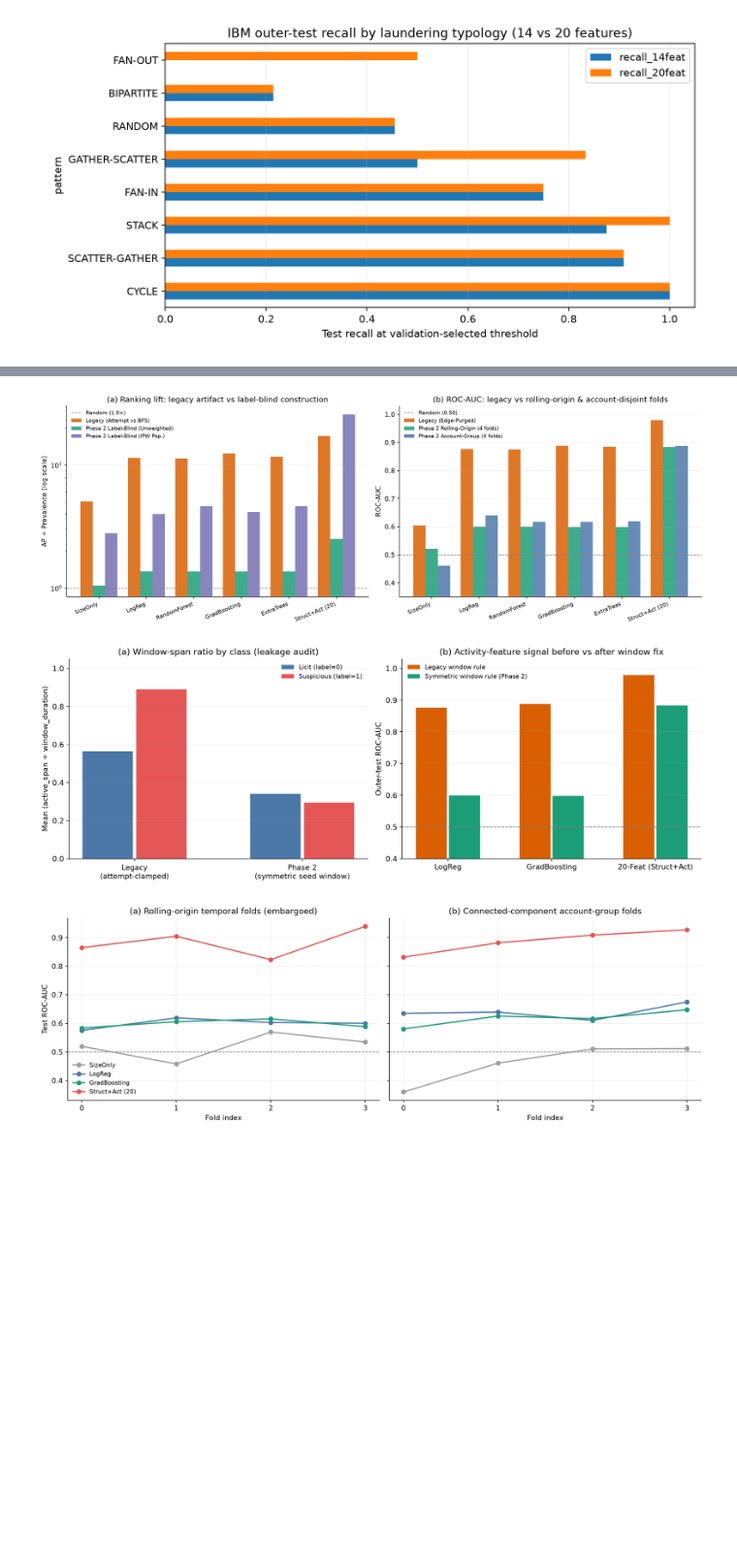
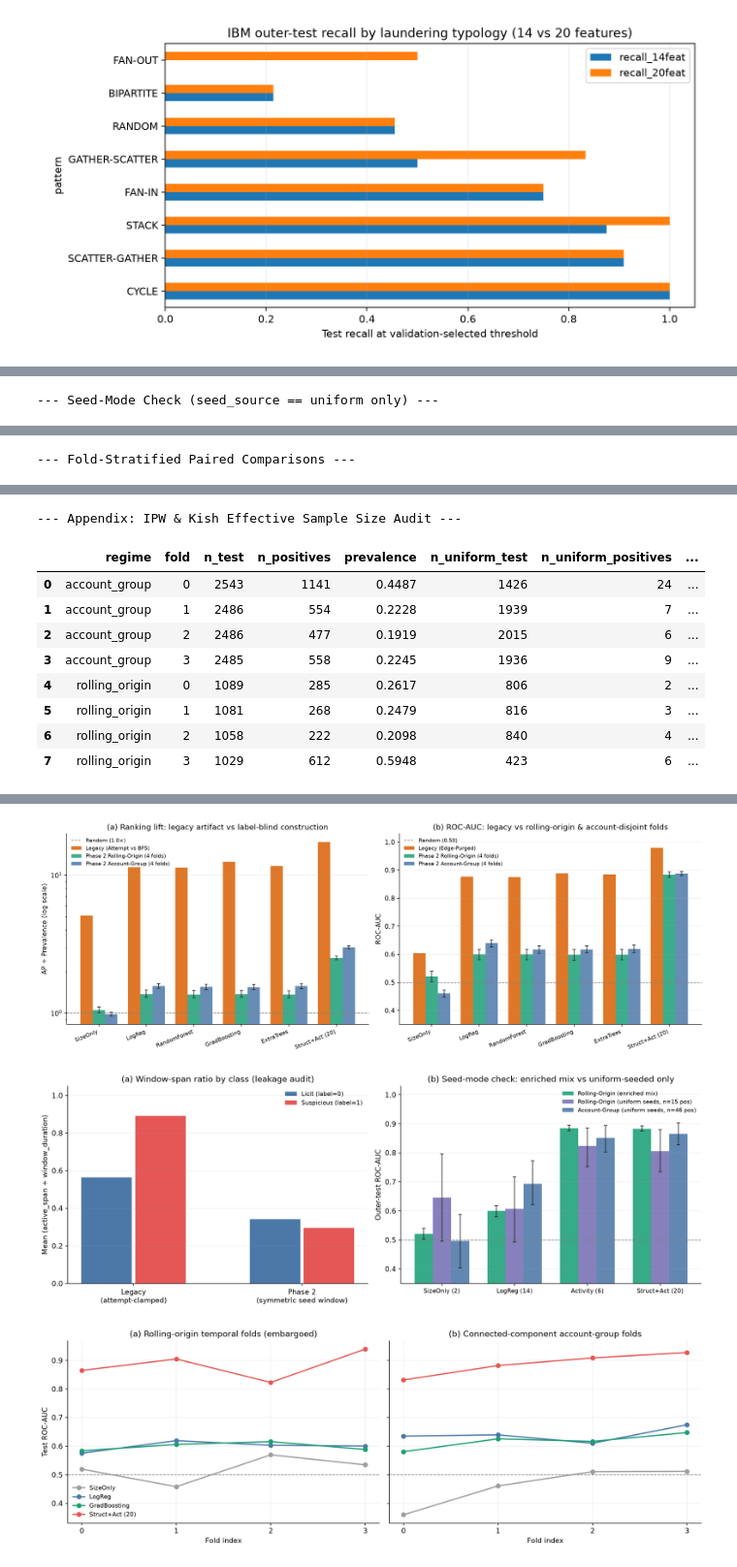
Before and after one commit to IliaJakha/bank-account-fraud-risk-scoring, a Jupyter notebook: AML_Graph_Structure_Transfer.ipynb, the cells around one changed output, grey strips where cells are left out. Shown at 97% size. Saved outputs shown, nothing was run; the diff lists cells and outputs as text; code cells hidden in the pictures; blank space fills up the shorter version.

Commit message:
docs(phase2): update README headlines, fold-stratified & uniform-seed tables, IPW appendix, and outputs

```diff
--- a/AML_Graph_Structure_Transfer.ipynb
+++ b/AML_Graph_Structure_Transfer.ipynb
@@ -156,10 +156,26 @@ P2 = OUT / "phase2"
 ba = pd.read_csv(P2 / "before_after_comparison.csv")
 show_cols = [
     "model", "legacy_ap", "legacy_lift", "legacy_roc_auc",
-    "ro_selected_by_val", "ro_pooled_ap", "ro_pooled_ap_ci95_lo", "ro_pooled_ap_ci95_hi",
-    "ro_lift_mean", "ro_roc_auc_mean", "ro_ipw_lift_mean", "ag_pooled_ap", "ag_roc_auc_mean",
+    "ro_selected_by_val", "ro_ap_mean", "ro_ap_ci95_lo", "ro_ap_ci95_hi",
+    "ro_lift_mean", "ro_roc_auc_mean", "ag_ap_mean", "ag_roc_auc_mean",
 ]
+print("--- Before vs After Benchmark (Clipped Fold-Stratified Bootstrap CIs) ---")
 display(ba[show_cols].round(4))
+
+print("--- Seed-Mode Check (seed_source == uniform only) ---")
+display(pd.read_csv(P2 / "uniform_seed_check.csv")[[
+    "regime", "model", "n_uniform_total", "n_uniform_positives",
+    "ap_mean", "ap_ci95_lo", "ap_ci95_hi", "roc_auc_mean", "roc_auc_ci95_lo", "roc_auc_ci95_hi", "estimability_note"
+]].round(4))
+
+print("--- Fold-Stratified Paired Comparisons ---")
+display(pd.read_csv(P2 / "paired_comparisons.csv")[[
+    "regime", "model_a", "model_b", "delta_ap", "delta_ap_ci95_lo", "delta_ap_ci95_hi",
+    "paired_p_ap", "delta_auc", "delta_auc_ci95_lo", "delta_auc_ci95_hi", "delong_p"
+]].round(4))
+
+print("--- Appendix: IPW & Kish Effective Sample Size Audit ---")
+display(pd.read_csv(P2 / "ipw_appendix_audit.csv").round(4))
 display(pd.read_csv(P2 / "window_leak_audit_summary.csv").round(4))
 display(Image(filename=str(P2 / "before_vs_after_benchmark.png")))
 display(Image(filename=str(P2 / "window_leak_audit.png")))
@@ -174,0 +193 @@ display(Image(filename=str(P2 / "rolling_vs_account_folds.png")))
+--- Seed-Mode Check (seed_source == uniform only) ---
@@ -179,0 +209 @@ display(Image(filename=str(P2 / "rolling_vs_account_folds.png")))
+--- Fold-Stratified Paired Comparisons ---
@@ -179,0 +227,10 @@ display(Image(filename=str(P2 / "rolling_vs_account_folds.png")))
+--- Appendix: IPW & Kish Effective Sample Size Audit ---
+|  | regime | fold | n_test | n_positives | prevalence | n_uniform_test | n_uniform_positives | ... |
+| 0 | account_group | 0 | 2543 | 1141 | 0.4487 | 1426 | 24 | ... |
+| 1 | account_group | 1 | 2486 | 554 | 0.2228 | 1939 | 7 | ... |
+| 2 | account_group | 2 | 2486 | 477 | 0.1919 | 2015 | 6 | ... |
+| 3 | account_group | 3 | 2485 | 558 | 0.2245 | 1936 | 9 | ... |
+| 4 | rolling_origin | 0 | 1089 | 285 | 0.2617 | 806 | 2 | ... |
+| 5 | rolling_origin | 1 | 1081 | 268 | 0.2479 | 816 | 3 | ... |
+| 6 | rolling_origin | 2 | 1058 | 222 | 0.2098 | 840 | 4 | ... |
+| 7 | rolling_origin | 3 | 1029 | 612 | 0.5948 | 423 | 6 | ... |
@@ -180,3 +242,3 @@ display(Image(filename=str(P2 / "rolling_vs_account_folds.png")))
-[figure, old version]
+[figure, new version]
-[figure, old version]
+[figure, new version]
 [figure]
```
Also changed, not shown: parts of 3 cells of this notebook, 17 other files.
